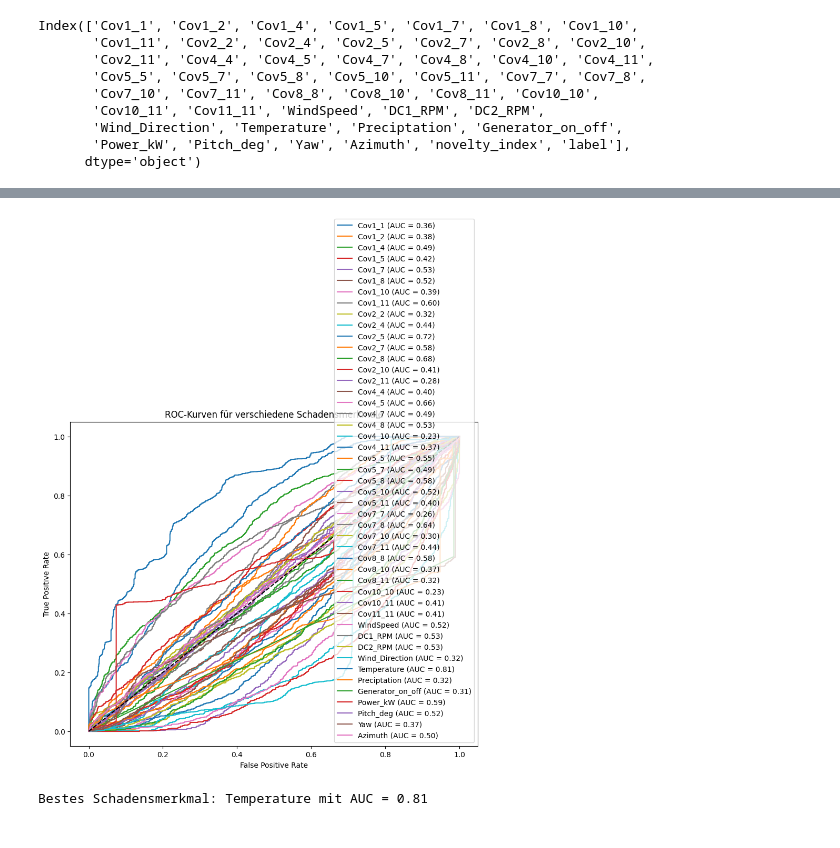
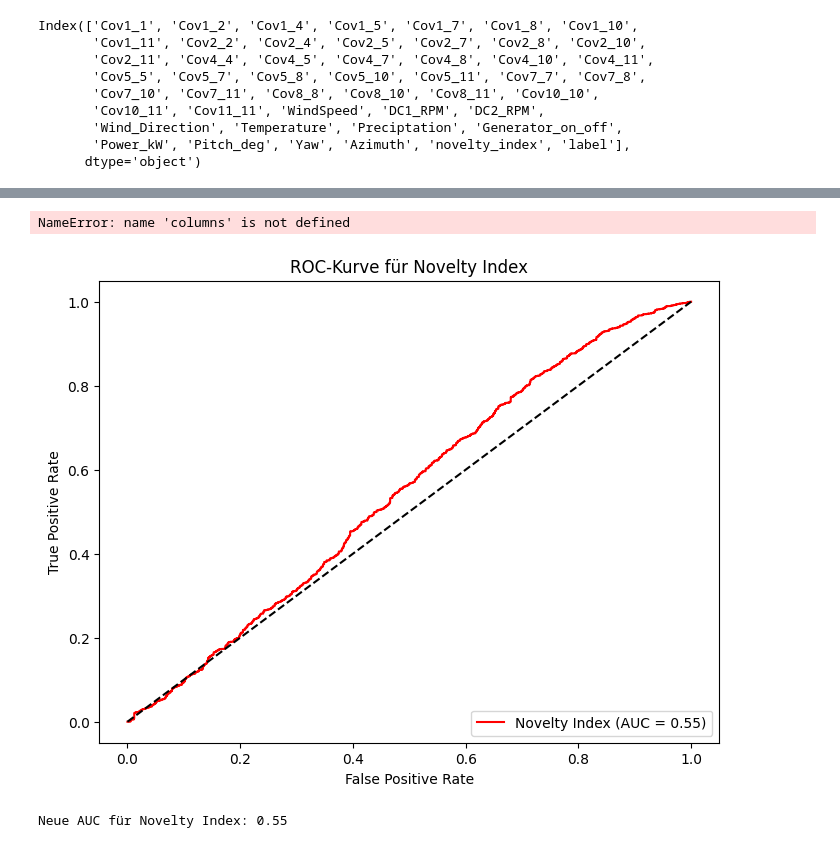
Before and after one commit to Chris-560/Dr.-Movsessian, a Jupyter notebook: Projekt Windkraftanlage/Projekt_Windkraftanlage copy 3.ipynb, the cells around one changed output, grey strips where cells are left out. Saved outputs shown, nothing was run; the diff lists cells and outputs as text; code cells hidden in the pictures.

```diff
--- a/Projekt Windkraftanlage/Projekt_Windkraftanlage copy 3.ipynb
+++ b/Projekt Windkraftanlage/Projekt_Windkraftanlage copy 3.ipynb
@@ -300,0 +276,8 @@ print(df_scaled.head())  # Überprüfe die normalisierten Daten
+# %%
+import numpy as np
+
+# Mittelwert der gesunden Daten berechnen (Referenzpunkt)
+healthy_mean = df_scaled[df_scaled["label"] == 0].drop(columns=["label"]).mean()
+
+# Euklidische Distanz für jeden Punkt berechnen
+#df_scaled["novelty_index_new"] = np.linalg.norm(df_scaled.drop(columns=["label"]) - healthy_mean, axis=1)
@@ -300,0 +296,8 @@ print(df_scaled.head())  # Überprüfe die normalisierten Daten
+# %%
+# columns auswählen
+
+feature_cov_columns = [col for col in df.columns if "Cov" in col]
+# %%
+#Euklidische distaz
+
+df_scaled['novelty_index_new'] = np.sqrt(((df_scaled[feature_cov_columns] - healthy_mean) ** 2).sum(axis=1))
@@ -301,42 +395,33 @@ print(df_scaled.head())  # Überprüfe die normalisierten Daten
+# %%
+normalized_df['Euclidean_Distance'] = np.sqrt(((normalized_df[columns] - mean_healthy) ** 2).sum(axis=1))
+
+plt.figure(figsize=(10, 5))
+plt.scatter(range(len(normalized_df)), normalized_df['Euclidean_Distance'], c=normalized_df['Label'], cmap='bwr', label='Euklidische Distanz')
+plt.xlabel('Novelty Index')
+plt.ylabel('Euklidische Distanz')
+plt.title('Euklidische Distanz zum Mittelwert der gesunden Daten')
+plt.legend()
+plt.show()
+# %% [output]
+NameError: name 'columns' is not defined
 # %%
 
 
-# Unnötige Spalten entfernen (Label behalten)
-X = df.drop(columns=["label", "novelty_index"])  # Features
-y = df["label"]  # Zielvariable (0 = gesund, 1 = Schaden)
+# ROC-Kurve für den neuen Novelty-Index
+fpr, tpr, _ = roc_curve(df_scaled["label"], df_scaled["novelty_index_new"])
+roc_auc = auc(fpr, tpr)
 
-# Standardisierung der Features
-scaler = StandardScaler()
-X_scaled = scaler.fit_transform(X)
-df_scaled = pd.DataFrame(X_scaled, columns=X.columns)
-df_scaled["label"] = y  # Label wieder hinzufügen
-
-plt.figure(figsize=(10, 8))
-
-best_auc = 0
-best_feature = None
-
-# ROC-Kurve für jedes Feature berechnen
-for feature in df_scaled.drop(columns=["label"]).columns:
-    fpr, tpr, _ = roc_curve(y, df_scaled[feature])
-    roc_auc = auc(fpr, tpr)
-
-    # Beste AUC speichern
-    if roc_auc > best_auc:
-        best_auc = roc_auc
-        best_feature = feature
-
-    plt.plot(fpr, tpr, label=f'{feature} (AUC = {roc_auc:.2f})')
-
-# Formatierung der Grafik
-plt.plot([0, 1], [0, 1], 'k--')  # Diagonale als Referenz
+# ROC-Kurve zeichnen
+plt.figure(figsize=(8,6))
+plt.plot(fpr, tpr, label=f'Novelty Index (AUC = {roc_auc:.2f})', color='red')
+plt.plot([0, 1], [0, 1], 'k--')  # Zufallslinie
 plt.xlabel('False Positive Rate')
 plt.ylabel('True Positive Rate')
-plt.title('ROC-Kurven für verschiedene Schadensmerkmale')
+plt.title('ROC-Kurve für Novelty Index')
 plt.legend(loc='lower right')
 plt.show()
 
-print(f"Bestes Schadensmerkmal: {best_feature} mit AUC = {best_auc:.2f}")
+print(f"Neue AUC für Novelty Index: {roc_auc:.2f}")
 # %% [output]
-[figure, old version]
+[figure, new version]
-Bestes Schadensmerkmal: Temperature mit AUC = 0.81
+Neue AUC für Novelty Index: 0.55
```
Also changed, not shown: parts of 22 cells of this notebook, 1 other file.
